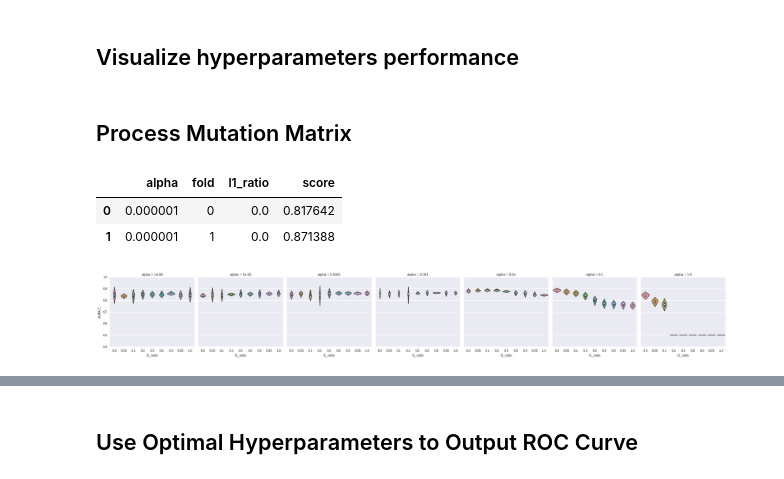
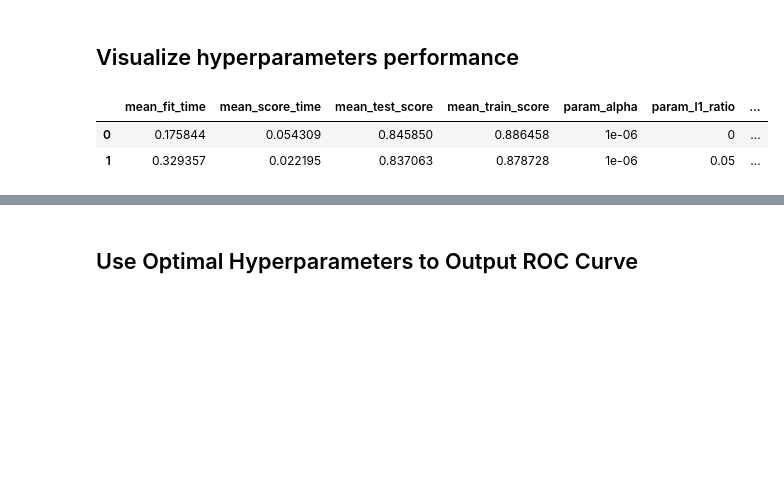
Before and after one commit to cognoma/machine-learning, a Jupyter notebook: 2.TCGA-MLexample.ipynb, the cells around one changed output, grey strips where cells are left out. Saved outputs shown, nothing was run; the diff lists cells and outputs as text; code cells hidden in the pictures; blank space fills up the shorter version.

```diff
--- a/2.TCGA-MLexample.ipynb
+++ b/2.TCGA-MLexample.ipynb
@@ -153,18 +138,12 @@ def grid_scores_to_df(grid_scores):
-# %% [markdown]
-## Process Mutation Matrix
-# %%
-cv_score_df = grid_scores_to_df(clf_grid.grid_scores_)
-cv_score_df.head(2)
-# %% [output]
-|  | alpha | fold | l1_ratio | score |
-| 0 | 0.000001 | 0 | 0.0 | 0.817642 |
-| 1 | 0.000001 | 1 | 0.0 | 0.871388 |
-# %%
-# Cross-validated performance distribution
-facet_grid = sns.factorplot(x='l1_ratio', y='score', col='alpha',
-    data=cv_score_df, kind='violin', size=4, aspect=1)
-facet_grid.set_ylabels('AUROC');
-# %% [output]
-[figure, removed]
+# %%
+cv_result_df = pd.concat([
+    pd.DataFrame(clf_grid.cv_results_),
+    pd.DataFrame.from_records(clf_grid.cv_results_['params']),
+], axis='columns')
+cv_result_df.head(2)
+# %% [output]
+|  | mean_fit_time | mean_score_time | mean_test_score | mean_train_score | param_alpha | param_l1_ratio | ... |
+| 0 | 0.175844 | 0.054309 | 0.845850 | 0.886458 | 1e-06 | 0 | ... |
+| 1 | 0.329357 | 0.022195 | 0.837063 | 0.878728 | 1e-06 | 0.05 | ... |
 # %%
 # Cross-validated performance heatmap
```
Also changed, not shown: parts of 8 cells of this notebook, 5 other files.
